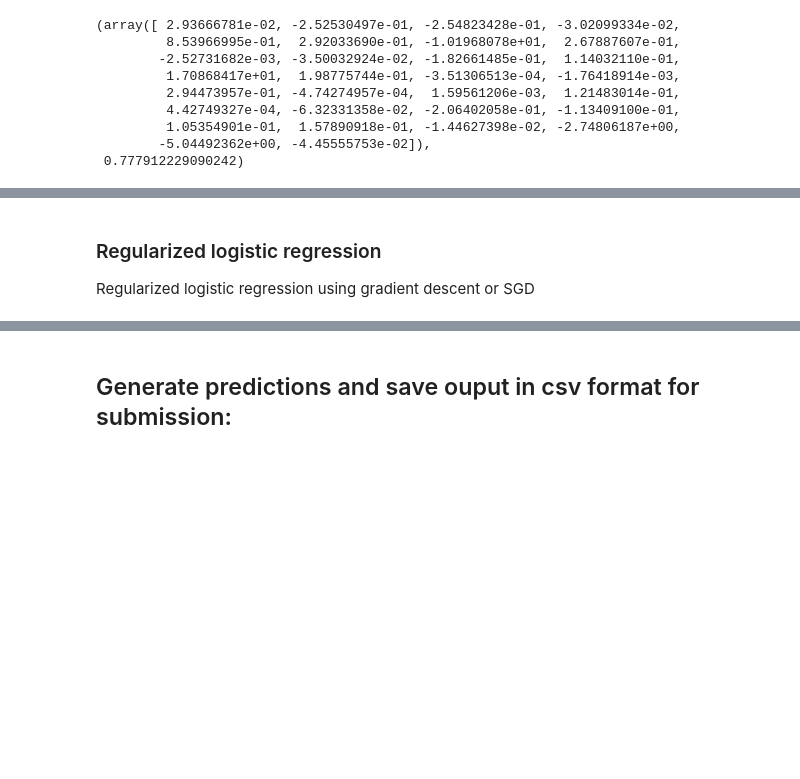
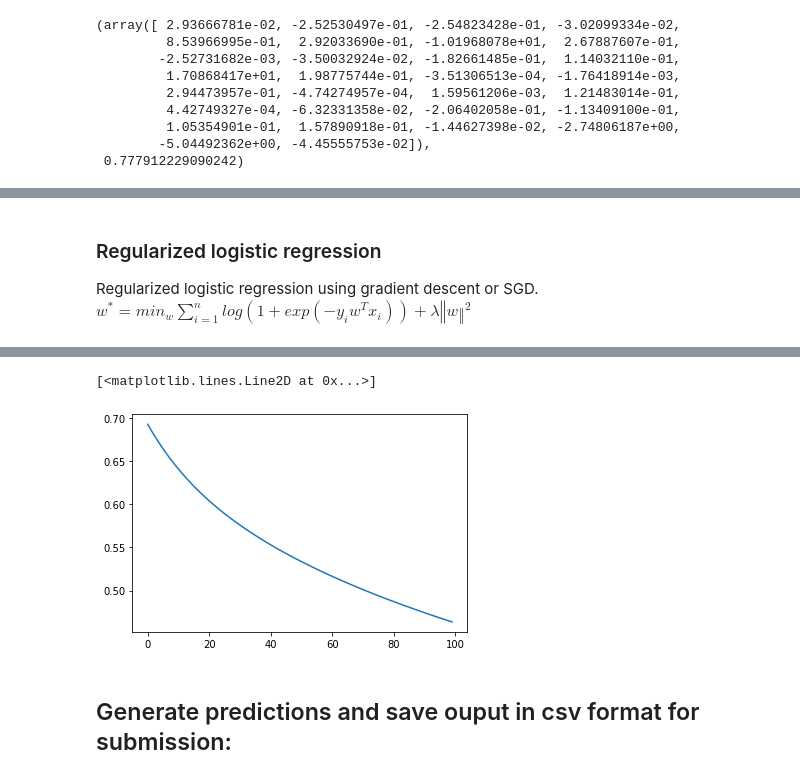
Before and after one commit to Dreyvor/ML_Project_1, a Jupyter notebook: source/project_1.ipynb, the cells around one changed output, grey strips where cells are left out. Cells and saved outputs as stored; diff of their text form; code cells hidden in the pictures; blank space fills up the shorter version.

```diff
--- a/source/project_1.ipynb
+++ b/source/project_1.ipynb
@@ -308,3 +327,3 @@ Logistic regression (49/49): loss=0.6653969253096165
 # %% [markdown]
 ### Regularized logistic regression
-Regularized logistic regression using gradient descent or SGD
+Regularized logistic regression using gradient descent or SGD. $ w^* = min_w \sum_{i=1}^n log(1+exp(-y_i w^T x_i)) +\lambda ‖w‖^2$
@@ -315,0 +330,9 @@ def reg_logistic_regression(y, tx, lambda_, initial_w, max_iters, gamma):
+# %%
+initial_w = np.zeros(tX_std.shape[1])
+lambda_ = 0.02
+max_iters = 100
+gamma = 0.01
+w_lr, losses_lr, final_loss_lr = logistic_regression(
+    y, tX_std, initial_w, max_iters, gamma, lambda_)
+plt.plot(losses_lr)
+# %% [output]
@@ -316,3 +356,5 @@ def reg_logistic_regression(y, tx, lambda_, initial_w, max_iters, gamma):
+[<matplotlib.lines.Line2D at 0x...>]
+[figure, added]
 # %% [markdown]
 ## Generate predictions and save ouput in csv format for submission:
 # %%
```
Also changed, not shown: parts of 18 cells of this notebook, 1 other file.
